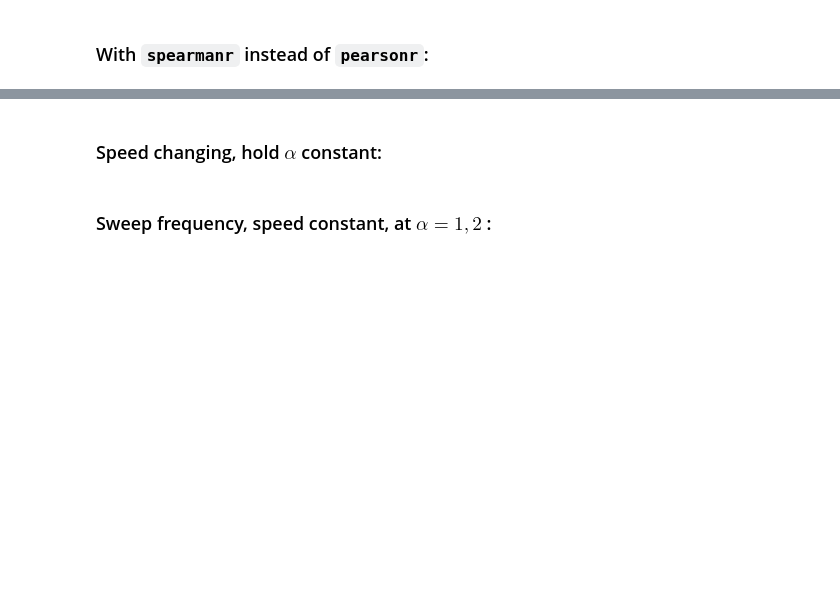
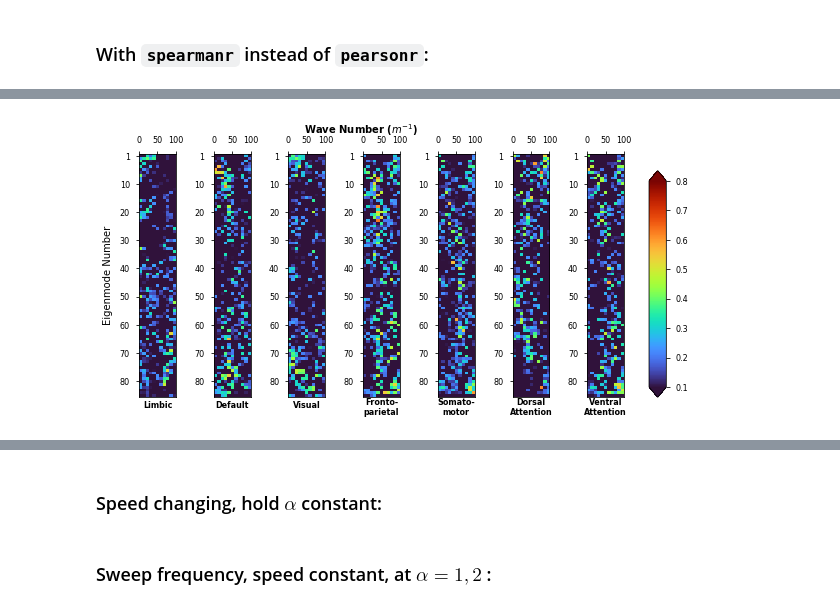
Before and after one commit to Raj-Lab-UCSF/spectrome, a Jupyter notebook: spectrome/notebooks/complex_laplacian/eigenmodes/HCP_correlation_eigenmodes.ipynb, the cells around one changed output, grey strips where cells are left out. Drawn from its saved outputs; the diff is of its cells as text; code cells hidden in the pictures; blank space fills up the shorter version.

Commit message:
renamed wave number from phi to k

```diff
--- a/spectrome/notebooks/complex_laplacian/eigenmodes/HCP_correlation_eigenmodes.ipynb
+++ b/spectrome/notebooks/complex_laplacian/eigenmodes/HCP_correlation_eigenmodes.ipynb
@@ -273,0 +303,79 @@ with plt.style.context('seaborn-paper'):
+# %%
+xtickvec = [0, 50, 100]
+with plt.style.context('seaborn-paper'):
+    phi_corr_fig, (imp1,imp2,imp3,imp4,imp5,imp6,imp7) = plt.subplots(1,7,figsize=(8,4.5))
+    im = imp1.imshow(phi_corr[:,3,:],vmin=0, vmax=1, cmap=turbo, aspect='auto')
+    imp1.set_title(DK_df_normalized.index[3], y = -0.07, fontsize = 8, weight = 'bold')
+    imp1.xaxis.set_major_locator(plt.LinearLocator(numticks = 3))
+    imp1.set_xticklabels(xtickvec)
+    imp1.xaxis.tick_top()
+    imp1.set_yticklabels([0, 1, 10, 20, 30, 40, 50, 60, 70, 80])
+    im.set_clim(0.1,dynamic_range)
+
+    im = imp2.imshow(phi_corr[:,0,:],vmin=0, vmax=1, cmap=turbo, aspect='auto')
+    imp2.set_title(DK_df_normalized.index[0], y = -0.07, fontsize = 8, weight = 'bold')
+    imp2.xaxis.set_major_locator(plt.LinearLocator(numticks = 3))
+    imp2.set_xticklabels(xtickvec)
+    imp2.xaxis.tick_top()
+    imp2.set_yticklabels([0, 1, 10, 20, 30, 40, 50, 60, 70, 80])
+    im.set_clim(0.1,dynamic_range)
+
+    ims = imp3.imshow(phi_corr[:,6,:],vmin=0, vmax=1, cmap=turbo, aspect='auto')
+    imp3.set_title(DK_df_normalized.index[6], y = -0.07, fontsize = 8, weight = 'bold')
+    imp3.xaxis.set_major_locator(plt.LinearLocator(numticks = 3))
+    imp3.set_xticklabels(xtickvec)
+    imp3.xaxis.tick_top()
+    imp3.set_yticklabels([0, 1, 10, 20, 30, 40, 50, 60, 70, 80])
+    im.set_clim(0.1,dynamic_range)
+
+    im = imp4.imshow(phi_corr[:,2,:],vmin=0, vmax=1, cmap=turbo, aspect='auto')
+    imp4.set_title(r'Fronto-' '\n' 'parietal', y = -0.1, fontsize = 8, weight = 'bold')
+    imp4.xaxis.set_major_locator(plt.LinearLocator(numticks = 3))
+    imp4.set_xticklabels(xtickvec)
+    imp4.xaxis.tick_top()
+    imp4.set_yticklabels([0, 1, 10, 20, 30, 40, 50, 60, 70, 80])
+    im.set_clim(0.1,dynamic_range)
+
+    im = imp5.imshow(phi_corr[:,4,:],vmin=0, vmax=1, cmap=turbo, aspect='auto')
+    imp5.set_title(r'Somato-' '\n' 'motor', y = -0.1,  fontsize = 8, weight = 'bold')
+    imp5.xaxis.set_major_locator(plt.LinearLocator(numticks = 3))
+    imp5.set_xticklabels(xtickvec)
+    imp5.xaxis.tick_top()
+    imp5.set_yticklabels([0, 1, 10, 20, 30, 40, 50, 60, 70, 80])
+    im.set_clim(0.1,dynamic_range)
+
+    im = imp6.imshow(phi_corr[:,1,:],vmin=0, vmax=1, cmap=turbo, aspect='auto')
+    imp6.set_title('Dorsal' '\n' 'Attention', y = -0.1, fontsize = 8, weight = 'bold')
+    imp6.xaxis.set_major_locator(plt.LinearLocator(numticks = 3))
+    imp6.set_xticklabels(xtickvec)
+    imp6.xaxis.tick_top()
+    imp6.set_yticklabels([0, 1, 10, 20, 30, 40, 50, 60, 70, 80])
+    im.set_clim(0.1,dynamic_range)
+
+    im = imp7.imshow(phi_corr[:,5,:],vmin=0, vmax=1, cmap=turbo, aspect='auto')
+    imp7.set_title('Ventral' '\n' 'Attention', y = -0.1, fontsize = 8, weight = 'bold')
+    imp7.xaxis.set_major_locator(plt.LinearLocator(numticks = 3))
+    imp7.set_xticklabels(xtickvec)
+    imp7.set_yticklabels([0, 1, 10, 20, 30, 40, 50, 60, 70, 80])
+    imp7.xaxis.tick_top()
+    im.set_clim(0.1,dynamic_range)
+
+    plt.suptitle('Wave Number ($m^{-1}$)', fontsize = 10, fontweight = 'bold', y = 1)
+    # (v/f) - express x-axis in units of mm
+    #colorbar
+    cbar_ax = phi_corr_fig.add_axes([1, 0.15, 0.03, 0.7])
+    cb = phi_corr_fig.colorbar(im, cax = cbar_ax, extend = 'both')
+    # Create big axis and hide:
+    phi_corr_fig.add_subplot(1,1,1, frameon = False)
+    plt.tick_params(labelcolor='none', top='off', bottom='off', left='off', right='off')
+    plt.grid(False)
+    #plt.ylabel('Frequency (Hz)', fontsize = 13)
+    plt.ylabel('Eigenmode Number', fontsize = 10)
+
+    # add network names
+
+
+    plt.tight_layout()
+    plt.savefig('figures/fig4/phi.png', dpi = 300, bbox_inches = 'tight')
+# %% [output]
+[figure, added]
```
Also changed, not shown: parts of 15 cells of this notebook, 4 other files.
